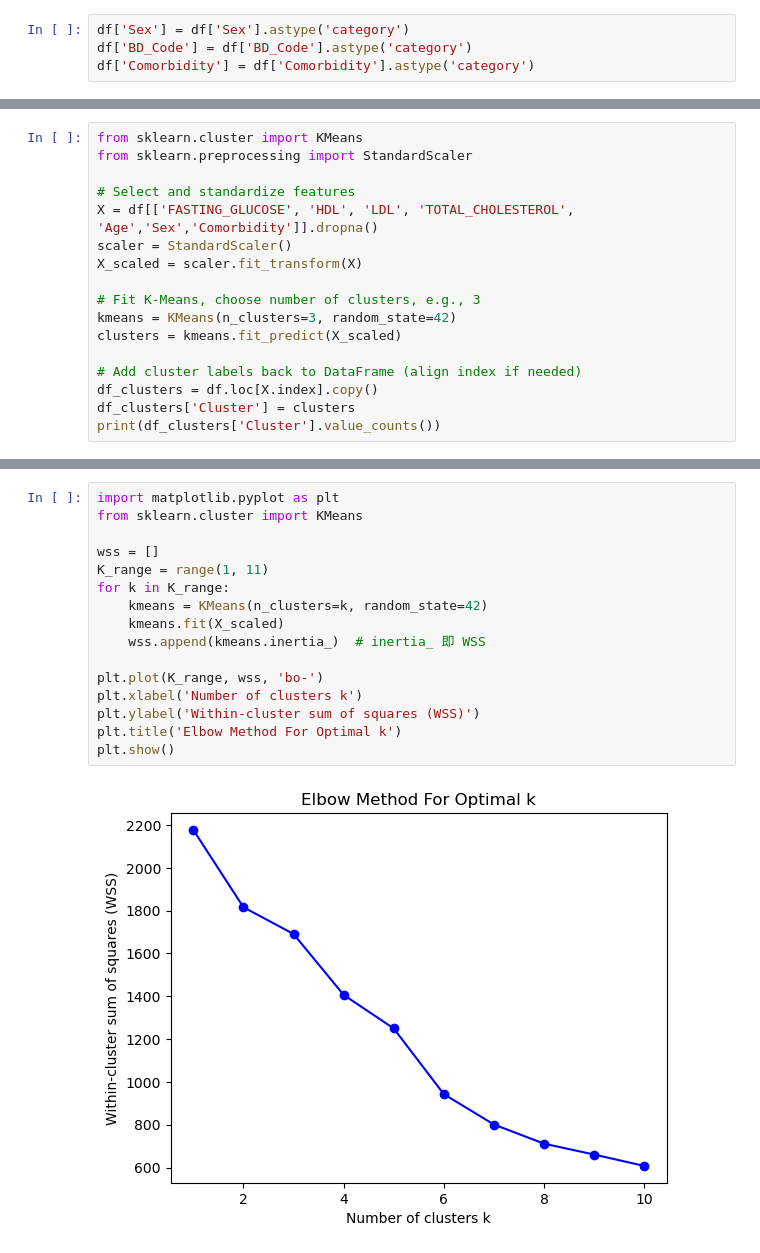
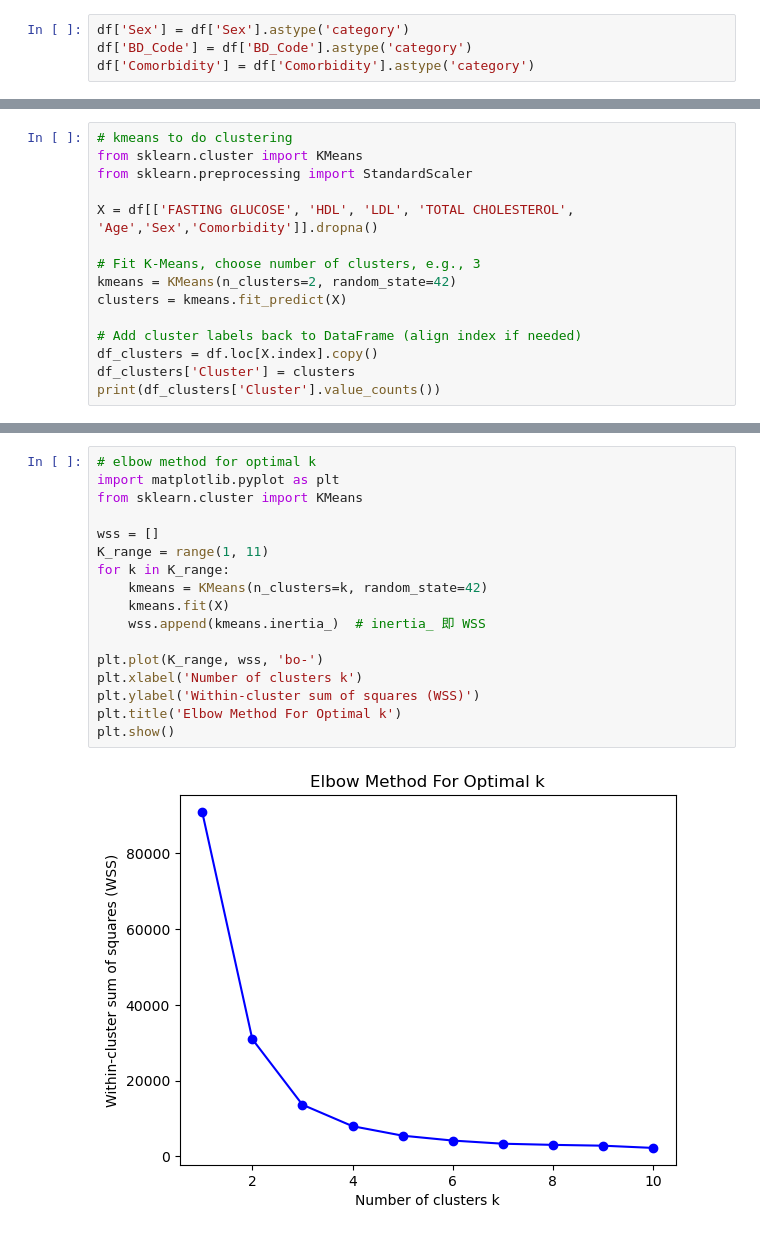
Before and after one commit to victoriaktruong/CPCSSN-Group-Project, a Jupyter notebook: notebooks/analysis.ipynb, the cells around one changed output, grey strips where cells are left out. Saved outputs shown, nothing was run; the diff lists cells and outputs as text.

```diff
--- a/notebooks/analysis.ipynb
+++ b/notebooks/analysis.ipynb
@@ -165,17 +165,15 @@ Age: H=0.197, p=0.6568
 | 5 | Comorbidity | 2 | 4.332475 | 0.037392 |
 | 6 | Age | 2 | 0.197389 | 0.656836 |
 # %%
+# kmeans to do clustering
 from sklearn.cluster import KMeans
 from sklearn.preprocessing import StandardScaler
 
-# Select and standardize features
-X = df[['FASTING_GLUCOSE', 'HDL', 'LDL', 'TOTAL_CHOLESTEROL', 'Age','Sex','Comorbidity']].dropna()
-scaler = StandardScaler()
-X_scaled = scaler.fit_transform(X)
+X = df[['FASTING GLUCOSE', 'HDL', 'LDL', 'TOTAL CHOLESTEROL', 'Age','Sex','Comorbidity']].dropna()
 
 # Fit K-Means, choose number of clusters, e.g., 3
-kmeans = KMeans(n_clusters=3, random_state=42)
-clusters = kmeans.fit_predict(X_scaled)
+kmeans = KMeans(n_clusters=2, random_state=42)
+clusters = kmeans.fit_predict(X)
 
 # Add cluster labels back to DataFrame (align index if needed)
 df_clusters = df.loc[X.index].copy()
@@ -206,18 +204,19 @@ P-value: 0.1769111690450765
 # %%
+# elbow method for optimal k
 import matplotlib.pyplot as plt
 from sklearn.cluster import KMeans
 
 wss = []
 K_range = range(1, 11)
 for k in K_range:
     kmeans = KMeans(n_clusters=k, random_state=42)
-    kmeans.fit(X_scaled)
+    kmeans.fit(X)
     wss.append(kmeans.inertia_)  # inertia_ 即 WSS
 
 plt.plot(K_range, wss, 'bo-')
 plt.xlabel('Number of clusters k')
 plt.ylabel('Within-cluster sum of squares (WSS)')
 plt.title('Elbow Method For Optimal k')
 plt.show()
 # %% [output]
-[figure, old version]
+[figure, new version]
```
Also changed, not shown: parts of 12 cells of this notebook.
